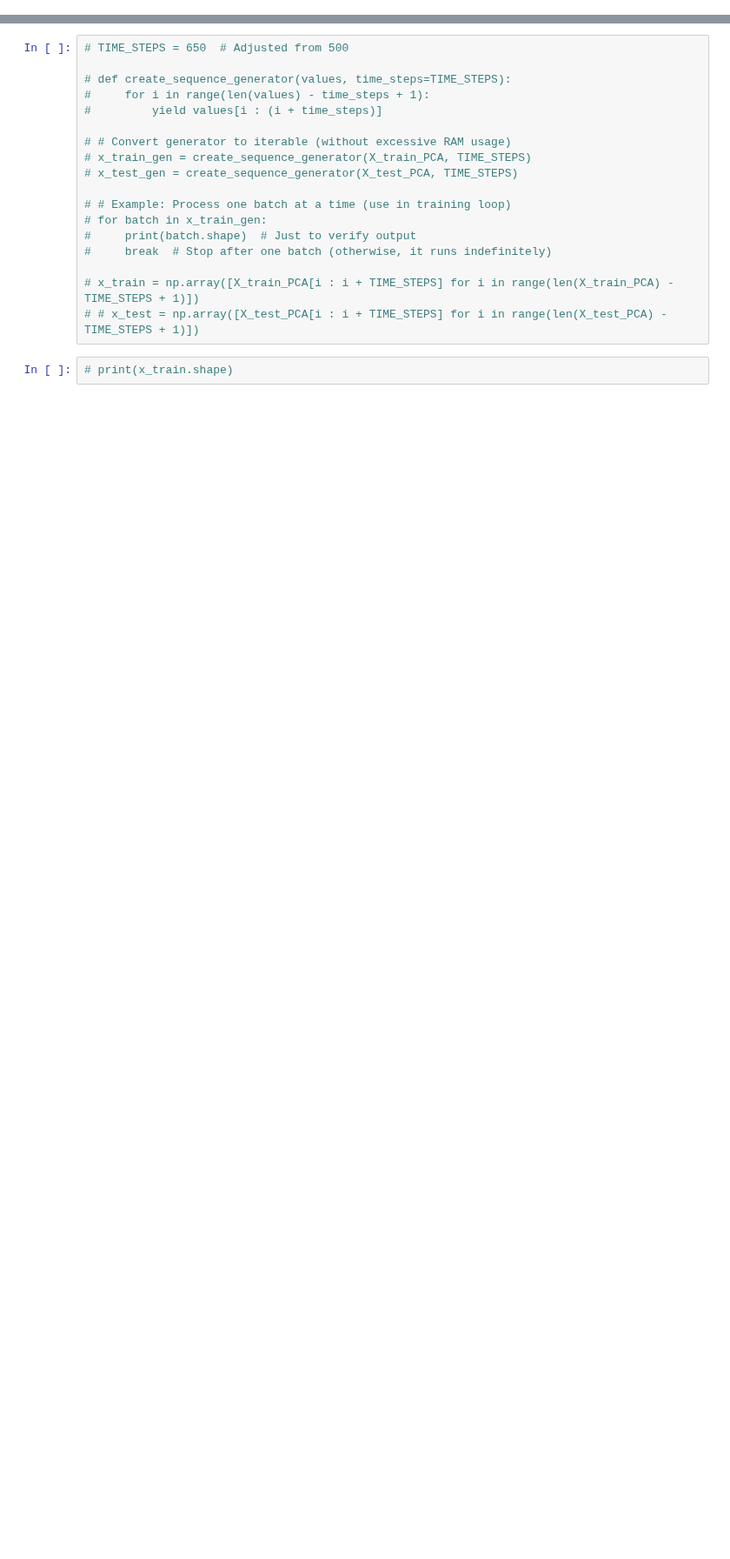
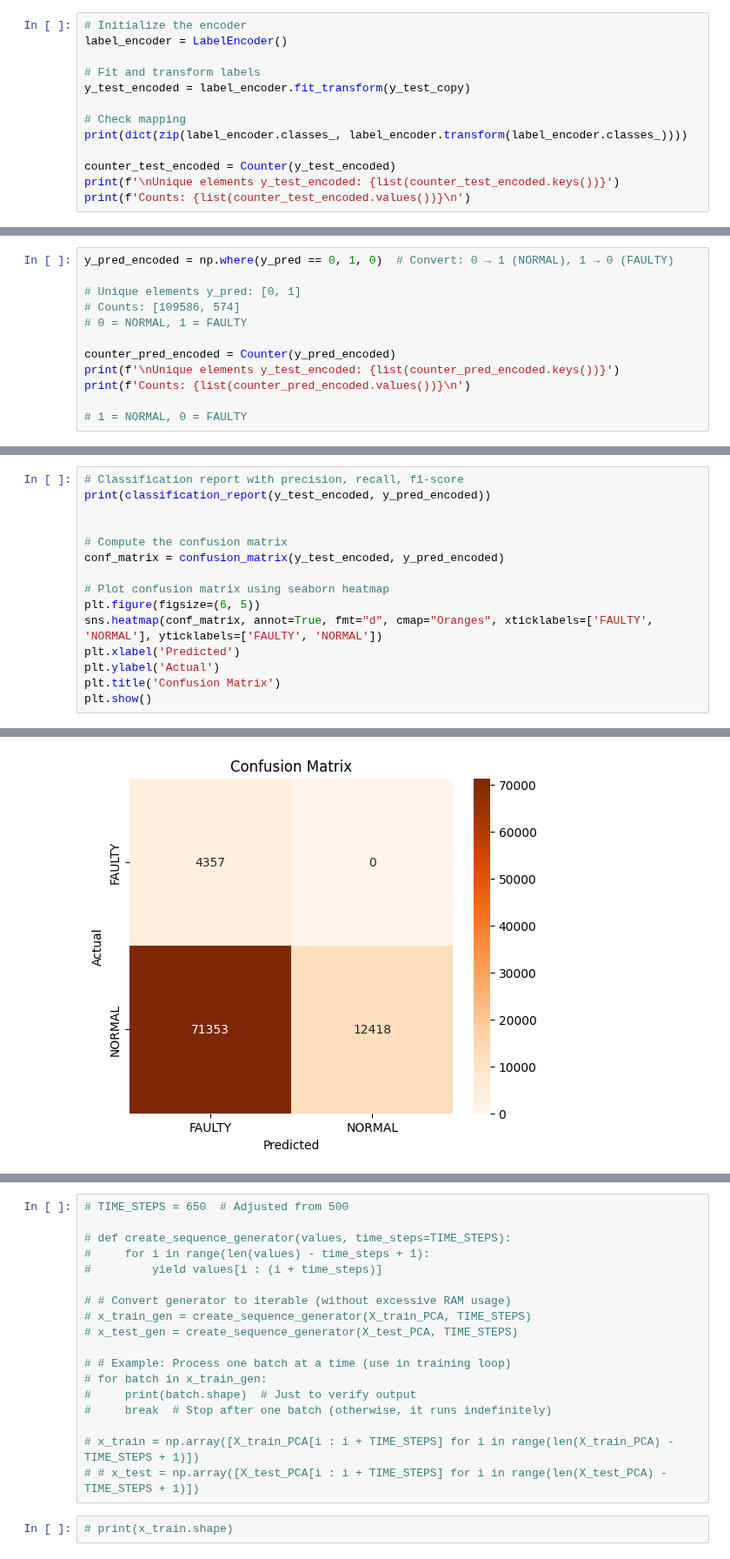
Before and after one commit to elisabellahj/MLing, a Jupyter notebook: Andreas_A2.ipynb, the cells around one changed output, grey strips where cells are left out. Shown at 87% size. Drawn from its saved outputs; the diff is of its cells as text; blank space fills up the shorter version.

```diff
--- a/Andreas_A2.ipynb
+++ b/Andreas_A2.ipynb
@@ -135,0 +221,13 @@ f"{acc_bay_gauss*100:.1f}%"
+# %%
+# Initialize the encoder
+label_encoder = LabelEncoder()
+
+# Fit and transform labels
+y_test_encoded = label_encoder.fit_transform(y_test_copy)
+
+# Check mapping
+print(dict(zip(label_encoder.classes_, label_encoder.transform(label_encoder.classes_))))
+
+counter_test_encoded = Counter(y_test_encoded)
+print(f'\nUnique elements y_test_encoded: {list(counter_test_encoded.keys())}')
+print(f'Counts: {list(counter_test_encoded.values())}\n')
@@ -135,0 +241,12 @@ f"{acc_bay_gauss*100:.1f}%"
+# %%
+y_pred_encoded = np.where(y_pred == 0, 1, 0)  # Convert: 0 → 1 (NORMAL), 1 → 0 (FAULTY)
+
+# Unique elements y_pred: [0, 1]
+# Counts: [109586, 574]
+# 0 = NORMAL, 1 = FAULTY
+
+counter_pred_encoded = Counter(y_pred_encoded)
+print(f'\nUnique elements y_test_encoded: {list(counter_pred_encoded.keys())}')
+print(f'Counts: {list(counter_pred_encoded.values())}\n')
+
+# 1 = NORMAL, 0 = FAULTY
@@ -135,0 +258,16 @@ f"{acc_bay_gauss*100:.1f}%"
+# %%
+# Classification report with precision, recall, f1-score
+print(classification_report(y_test_encoded, y_pred_encoded))
+
+
+# Compute the confusion matrix
+conf_matrix = confusion_matrix(y_test_encoded, y_pred_encoded)
+
+# Plot confusion matrix using seaborn heatmap
+plt.figure(figsize=(6, 5))
+sns.heatmap(conf_matrix, annot=True, fmt="d", cmap="Oranges", xticklabels=['FAULTY', 'NORMAL'], yticklabels=['FAULTY', 'NORMAL'])
+plt.xlabel('Predicted')
+plt.ylabel('Actual')
+plt.title('Confusion Matrix')
+plt.show()
+# %% [output]
@@ -135,0 +282 @@ f"{acc_bay_gauss*100:.1f}%"
+[figure, added]
```
Also changed, not shown: parts of 31 cells of this notebook.
